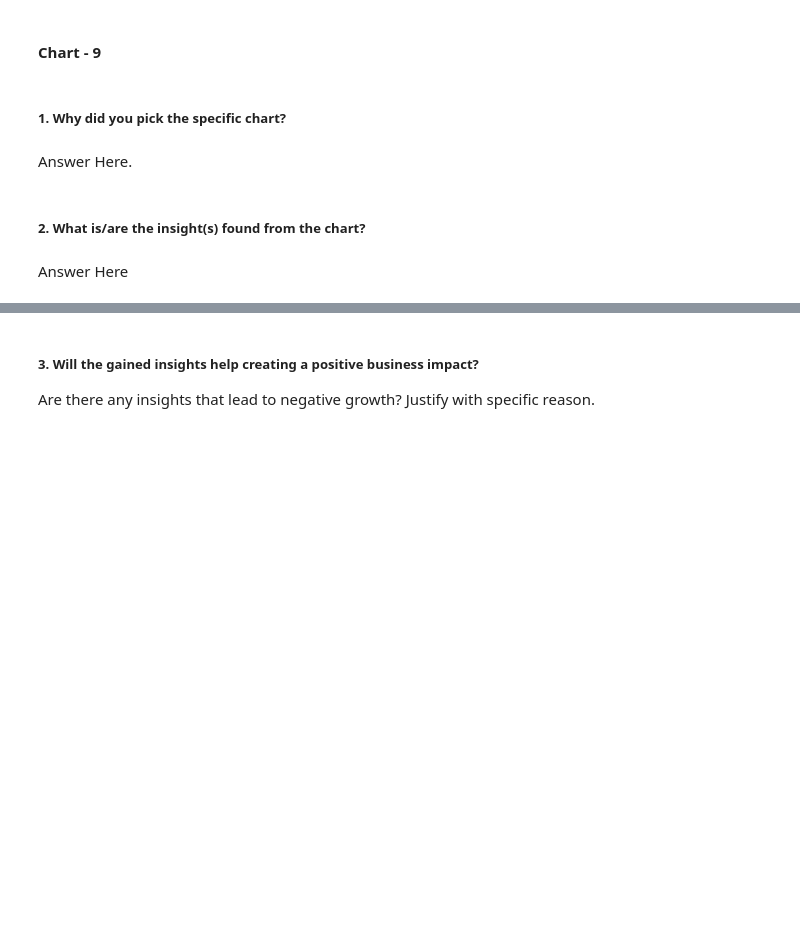
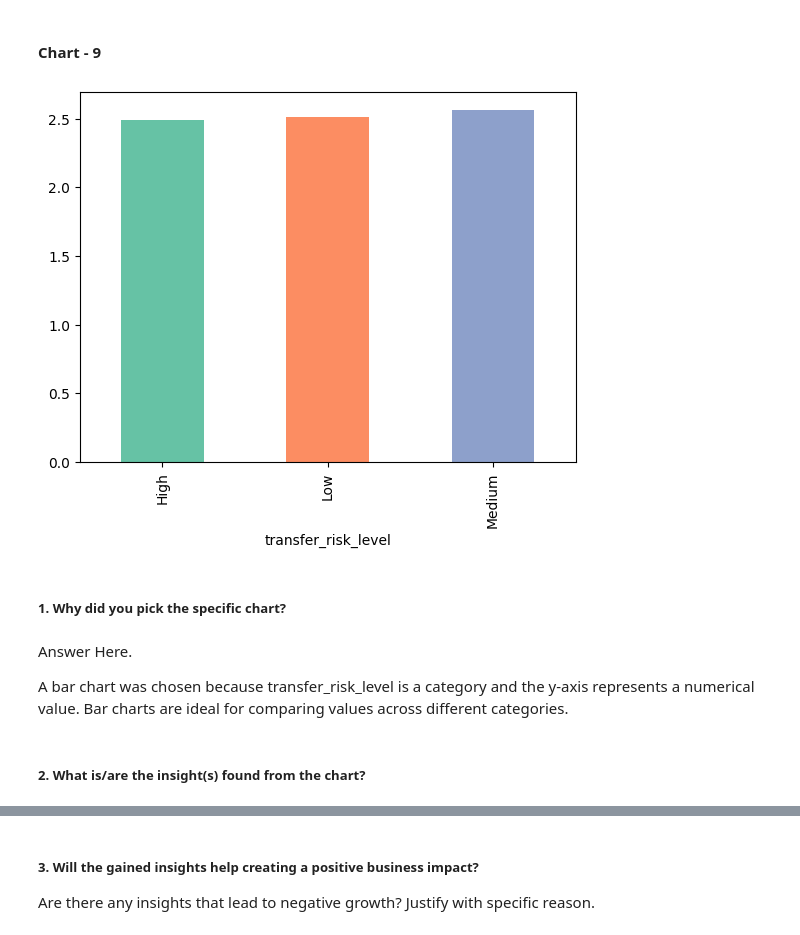
Before and after one commit to kushtagra7/fifa_transfermarket_analysis, a Jupyter notebook: Fifa_TransferMarket_EDA_Project.ipynb, the cells around one changed output, grey strips where cells are left out. Saved outputs shown, nothing was run; the diff lists cells and outputs as text; code cells hidden in the pictures; blank space fills up the shorter version.

Commit message:
2 more charts added

```diff
--- a/Fifa_TransferMarket_EDA_Project.ipynb
+++ b/Fifa_TransferMarket_EDA_Project.ipynb
@@ -471,8 +469,17 @@ Some players with lower ratings have high market values whereas some players wit
+# %%
+# Chart - 9 visualization code
+avg_contract_years=df.groupby('transfer_risk_level')['contract_years_left'].mean()
+avg_contract_years.plot(kind='bar', color=sns.color_palette('Set2'))
+plt.title=('Average Contract Years Left by Transfer Risk Level')
+plt.xlabel=('Transfer Risk Level')
+plt.ylabel=('Average Contract Years Left')
+# %% [output]
+[figure, added]
 # %% [markdown]
 ##### 1. Why did you pick the specific chart?
-# %% [markdown]
-Answer Here.
+# %% [markdown]
+Answer Here.
+
+A bar chart was chosen because transfer_risk_level is a category and the y-axis represents a numerical value. Bar charts are ideal for comparing values across different categories.
 # %% [markdown]
 ##### 2. What is/are the insight(s) found from the chart?
-# %% [markdown]
-Answer Here
```
Also changed, not shown: parts of 15 cells of this notebook.
